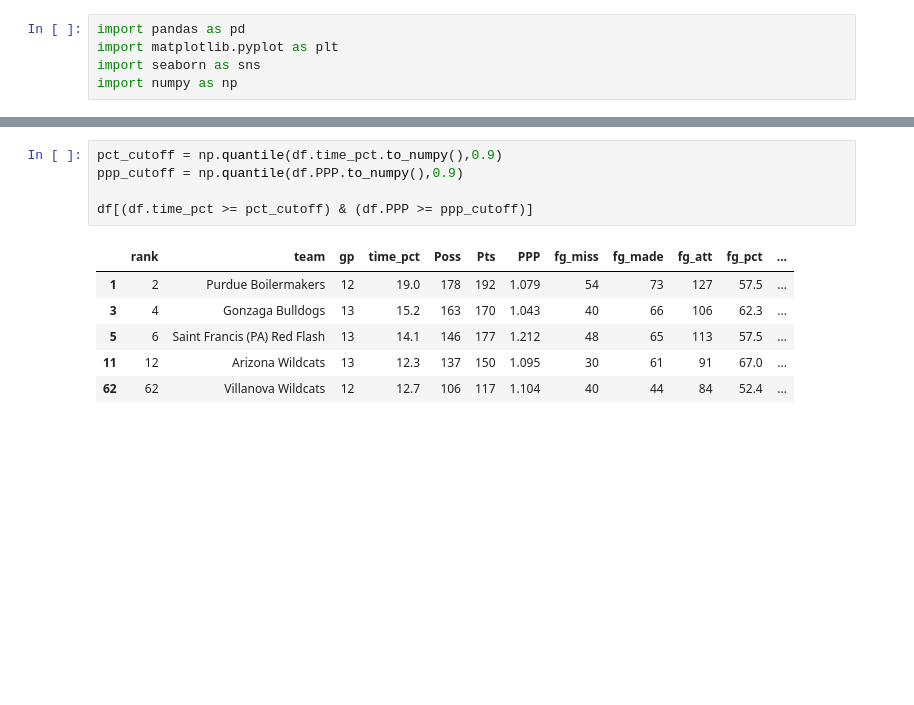
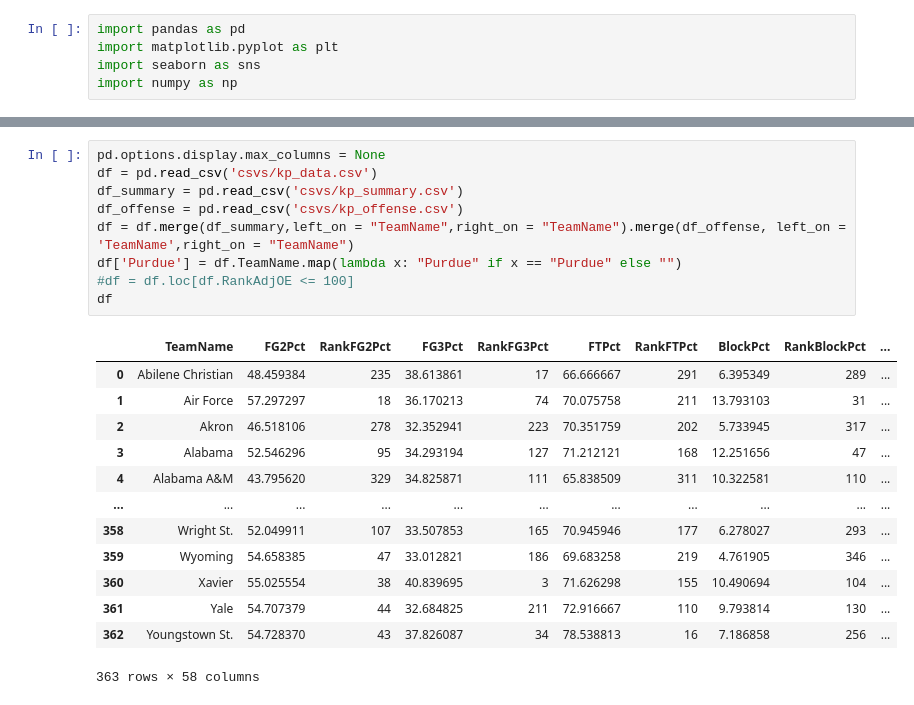
Before and after one commit to fmathews11/CBB_2023, a Jupyter notebook: create_visuals.ipynb, the cells around one changed output, grey strips where cells are left out. Drawn from its saved outputs; the diff is of its cells as text; blank space fills up the shorter version.

```diff
--- a/create_visuals.ipynb
+++ b/create_visuals.ipynb
@@ -32,12 +45,23 @@ plt.show();
-# %%
-pct_cutoff = np.quantile(df.time_pct.to_numpy(),0.9)
-ppp_cutoff = np.quantile(df.PPP.to_numpy(),0.9)
-
-df[(df.time_pct >= pct_cutoff) & (df.PPP >= ppp_cutoff)]
-# %% [output]
-|  | rank | team | gp | time_pct | Poss | Pts | PPP | fg_miss | fg_made | fg_att | fg_pct | ... |
-| 1 | 2 | Purdue Boilermakers | 12 | 19.0 | 178 | 192 | 1.079 | 54 | 73 | 127 | 57.5 | ... |
-| 3 | 4 | Gonzaga Bulldogs | 13 | 15.2 | 163 | 170 | 1.043 | 40 | 66 | 106 | 62.3 | ... |
-| 5 | 6 | Saint Francis (PA) Red Flash | 13 | 14.1 | 146 | 177 | 1.212 | 48 | 65 | 113 | 57.5 | ... |
-| 11 | 12 | Arizona Wildcats | 13 | 12.3 | 137 | 150 | 1.095 | 30 | 61 | 91 | 67.0 | ... |
-| 62 | 62 | Villanova Wildcats | 12 | 12.7 | 106 | 117 | 1.104 | 40 | 44 | 84 | 52.4 | ... |
+# %%
+pd.options.display.max_columns = None
+df = pd.read_csv('csvs/kp_data.csv')
+df_summary = pd.read_csv('csvs/kp_summary.csv')
+df_offense = pd.read_csv('csvs/kp_offense.csv')
+df = df.merge(df_summary,left_on = "TeamName",right_on = "TeamName").merge(df_offense, left_on = 'TeamName',right_on = "TeamName")
+df['Purdue'] = df.TeamName.map(lambda x: "Purdue" if x == "Purdue" else "")
+#df = df.loc[df.RankAdjOE <= 100]
+df
+# %% [output]
+|  | TeamName | FG2Pct | RankFG2Pct | FG3Pct | RankFG3Pct | FTPct | RankFTPct | BlockPct | RankBlockPct | ... |
+| 0 | Abilene Christian | 48.459384 | 235 | 38.613861 | 17 | 66.666667 | 291 | 6.395349 | 289 | ... |
+| 1 | Air Force | 57.297297 | 18 | 36.170213 | 74 | 70.075758 | 211 | 13.793103 | 31 | ... |
+| 2 | Akron | 46.518106 | 278 | 32.352941 | 223 | 70.351759 | 202 | 5.733945 | 317 | ... |
+| 3 | Alabama | 52.546296 | 95 | 34.293194 | 127 | 71.212121 | 168 | 12.251656 | 47 | ... |
+| 4 | Alabama A&M | 43.795620 | 329 | 34.825871 | 111 | 65.838509 | 311 | 10.322581 | 110 | ... |
+| ... | ... | ... | ... | ... | ... | ... | ... | ... | ... | ... |
+| 358 | Wright St. | 52.049911 | 107 | 33.507853 | 165 | 70.945946 | 177 | 6.278027 | 293 | ... |
+| 359 | Wyoming | 54.658385 | 47 | 33.012821 | 186 | 69.683258 | 219 | 4.761905 | 346 | ... |
+| 360 | Xavier | 55.025554 | 38 | 40.839695 | 3 | 71.626298 | 155 | 10.490694 | 104 | ... |
+| 361 | Yale | 54.707379 | 44 | 32.684825 | 211 | 72.916667 | 110 | 9.793814 | 130 | ... |
+| 362 | Youngstown St. | 54.728370 | 43 | 37.826087 | 34 | 78.538813 | 16 | 7.186858 | 256 | ... |
+363 rows × 58 columns
```
Also changed, not shown: parts of 7 cells of this notebook, 5 other files.
